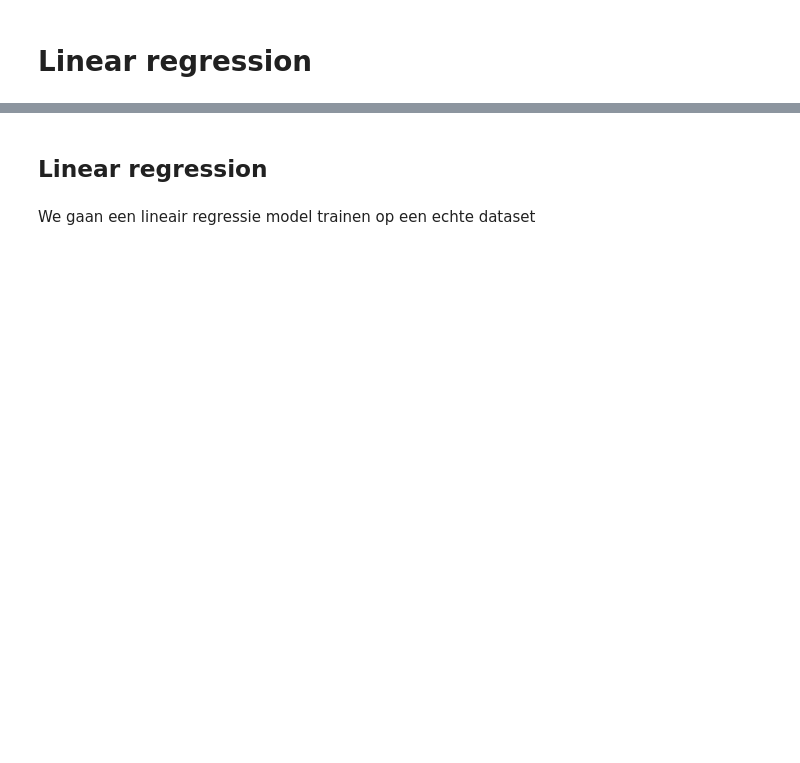
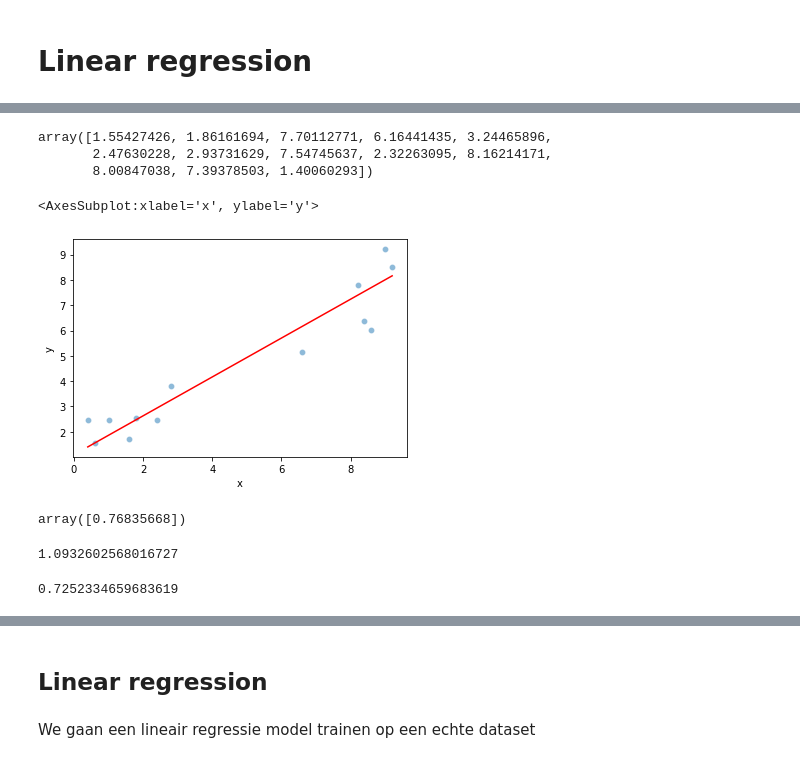
Before and after one commit to uashogeschoolutrecht/TMAI-MOD-22, a Jupyter notebook: week3/ml_models_demo.ipynb, the cells around one changed output, grey strips where cells are left out. Saved outputs shown, nothing was run; the diff lists cells and outputs as text; code cells hidden in the pictures; blank space fills up the shorter version.

```diff
--- a/week3/ml_models_demo.ipynb
+++ b/week3/ml_models_demo.ipynb
@@ -28,0 +61,2 @@ y_pred = reg.predict(x_test)
+# %%
+y_pred = linreg.predict(np.array(X_test).reshape(-1,1))
@@ -29,3 +80,20 @@ y_pred = reg.predict(x_test)
+# %%
+y_pred
+# %% [output]
+array([1.55427426, 1.86161694, 7.70112771, 6.16441435, 3.24465896,
+       2.47630228, 2.93731629, 7.54745637, 2.32263095, 8.16214171,
+       8.00847038, 7.39378503, 1.40060293])
 # %%
-plt.scatter(x,y,alpha=0.5)
-plt.plot(x_test, y_pred, color = 'r')
+sns.scatterplot(x = X_test,y = y_test,alpha=0.5)
+sns.lineplot(x = X_test, y = y_pred, color = 'r')
+# %% [output]
+<AxesSubplot:xlabel='x', ylabel='y'>
+[figure, added]
+# %%
+linreg.coef_
+# %% [output]
+array([0.76835668])
+# %%
+linreg.intercept_
+# %% [output]
+1.0932602568016727
@@ -32,3 +102,7 @@ plt.plot(x_test, y_pred, color = 'r')
+# %%
+mean_squared_error(y_test, y_pred)
+# %% [output]
+0.7252334659683619
 # %%
 #non-linear relationship
 # %%
```
Also changed, not shown: parts of 91 cells of this notebook, 7 other files.
